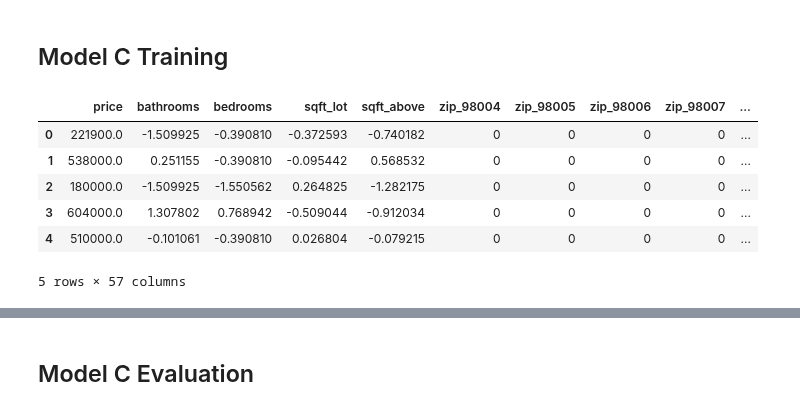
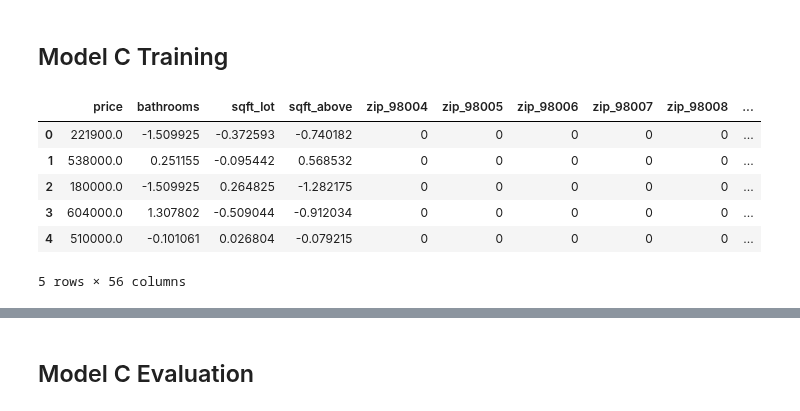
Before and after one commit to jmg0144/Housing-Linear-Regression-Analysis, a Jupyter notebook: home-sales-analysis.ipynb, the cells around one changed output, grey strips where cells are left out. Drawn from its saved outputs; the diff is of its cells as text; code cells hidden in the pictures.

```diff
--- a/home-sales-analysis.ipynb
+++ b/home-sales-analysis.ipynb
@@ -733,16 +775,16 @@ sns.displot(x=scaled_log_lot_c,kind='hist',kde=True);
 # %% [markdown]
 ## Model C Training
 # %%
-model_c = pd.concat([price_c, scaled_bath_c, scaled_bed_c, scaled_log_lot_c, scaled_sqfta_c, updated_zip_c], axis=1)
+model_c = pd.concat([price_c, scaled_bath_c, scaled_log_lot_c, scaled_sqfta_c, updated_zip_c], axis=1)
 model_c.head()
 # %% [output]
-|  | price | bathrooms | bedrooms | sqft_lot | sqft_above | zip_98004 | zip_98005 | zip_98006 | zip_98007 | ... |
-| 0 | 221900.0 | -1.509925 | -0.390810 | -0.372593 | -0.740182 | 0 | 0 | 0 | 0 | ... |
-| 1 | 538000.0 | 0.251155 | -0.390810 | -0.095442 | 0.568532 | 0 | 0 | 0 | 0 | ... |
-| 2 | 180000.0 | -1.509925 | -1.550562 | 0.264825 | -1.282175 | 0 | 0 | 0 | 0 | ... |
-| 3 | 604000.0 | 1.307802 | 0.768942 | -0.509044 | -0.912034 | 0 | 0 | 0 | 0 | ... |
-| 4 | 510000.0 | -0.101061 | -0.390810 | 0.026804 | -0.079215 | 0 | 0 | 0 | 0 | ... |
+|  | price | bathrooms | sqft_lot | sqft_above | zip_98004 | zip_98005 | zip_98006 | zip_98007 | zip_98008 | ... |
+| 0 | 221900.0 | -1.509925 | -0.372593 | -0.740182 | 0 | 0 | 0 | 0 | 0 | ... |
+| 1 | 538000.0 | 0.251155 | -0.095442 | 0.568532 | 0 | 0 | 0 | 0 | 0 | ... |
+| 2 | 180000.0 | -1.509925 | 0.264825 | -1.282175 | 0 | 0 | 0 | 0 | 0 | ... |
+| 3 | 604000.0 | 1.307802 | -0.509044 | -0.912034 | 0 | 0 | 0 | 0 | 0 | ... |
+| 4 | 510000.0 | -0.101061 | 0.026804 | -0.079215 | 0 | 0 | 0 | 0 | 0 | ... |
-5 rows × 57 columns
+5 rows × 56 columns
 # %%
 model_c.describe()
 # %% [output]
```
Also changed, not shown: parts of 62 cells of this notebook.
